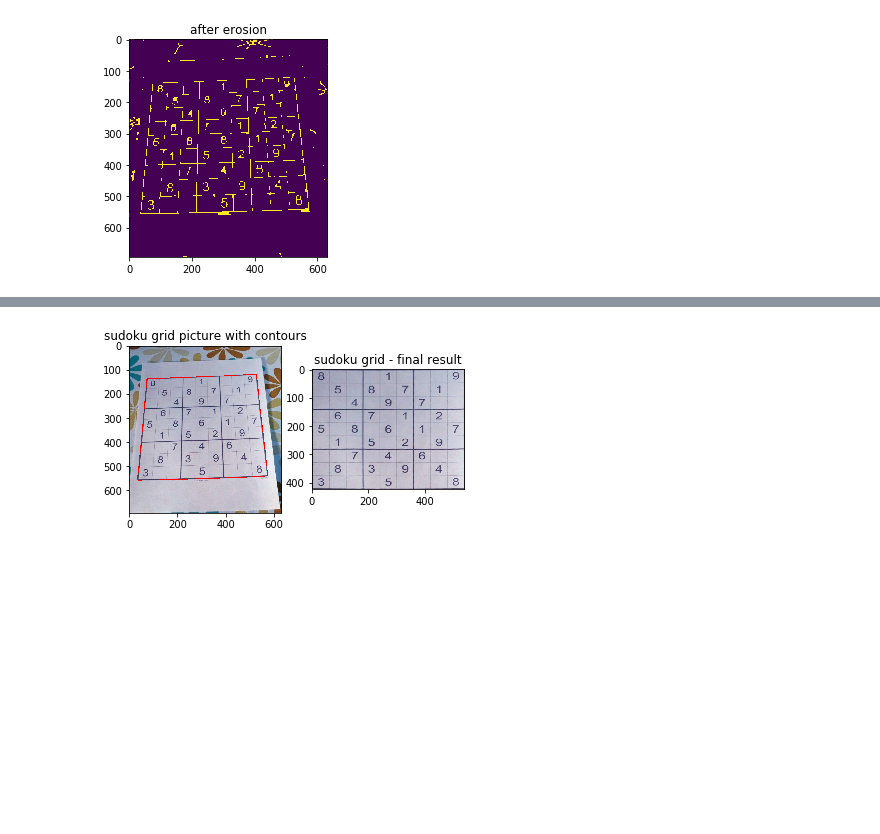
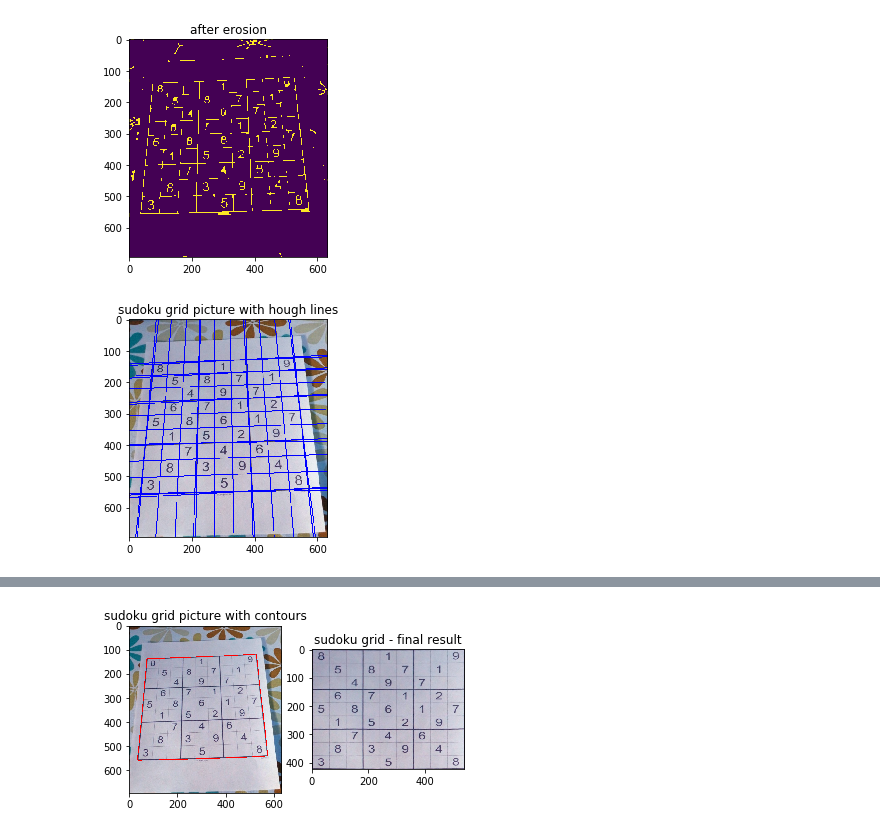
Before and after one commit to borisivnc/sudoku-game, a Jupyter notebook: notebooks/Sudoku_Grid_Extraction.ipynb, the cells around one changed output, grey strips where cells are left out. Saved outputs shown, nothing was run; the diff lists cells and outputs as text; code cells hidden in the pictures; blank space fills up the shorter version.

```diff
--- a/notebooks/Sudoku_Grid_Extraction.ipynb
+++ b/notebooks/Sudoku_Grid_Extraction.ipynb
@@ -48,3 +48,25 @@ plt.title('after erosion')
 plt.show()
 # %% [output]
 [figure]
+# %%
+lines = cv2.HoughLines(erosion,1,np.pi/180,150)
+
+for line in lines:
+    rho,theta = line[0]
+    a = np.cos(theta)
+    b = np.sin(theta)
+    x0 = a*rho
+    y0 = b*rho
+    x1 = int(x0 + 1000*(-b))
+    y1 = int(y0 + 1000*(a))
+    x2 = int(x0 - 1000*(-b))
+    y2 = int(y0 - 1000*(a))
+
+    cv2.line(img,(x1,y1),(x2,y2),(0,0,255),2)
+
+cv2.imwrite('images/result_hough_lines.jpg',img)
+plt.imshow(img)
+plt.title('sudoku grid picture with hough lines')
+plt.show()
+# %% [output]
+[figure, added]
```
Also changed, not shown: parts of 16 cells of this notebook.
